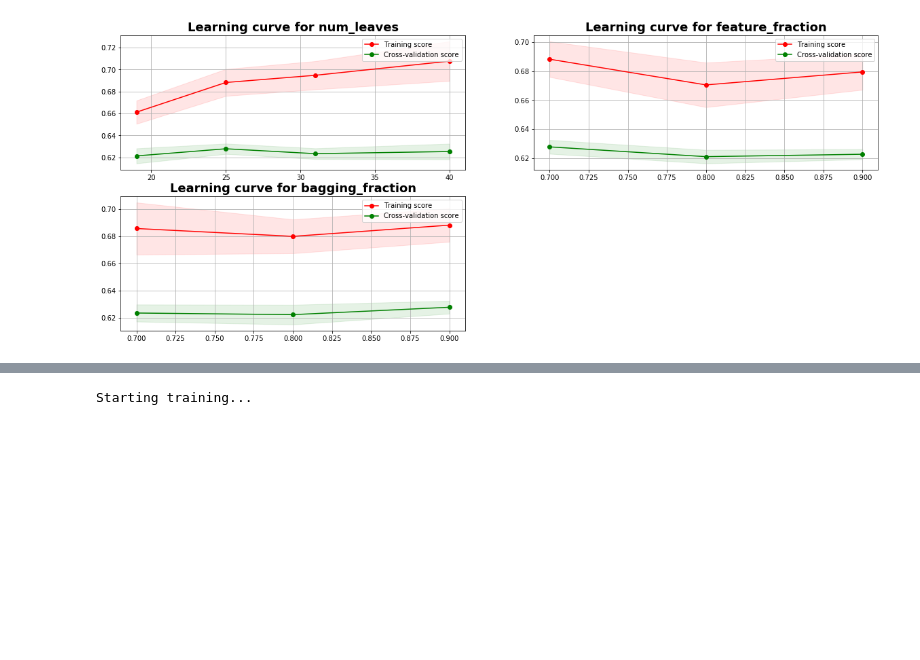
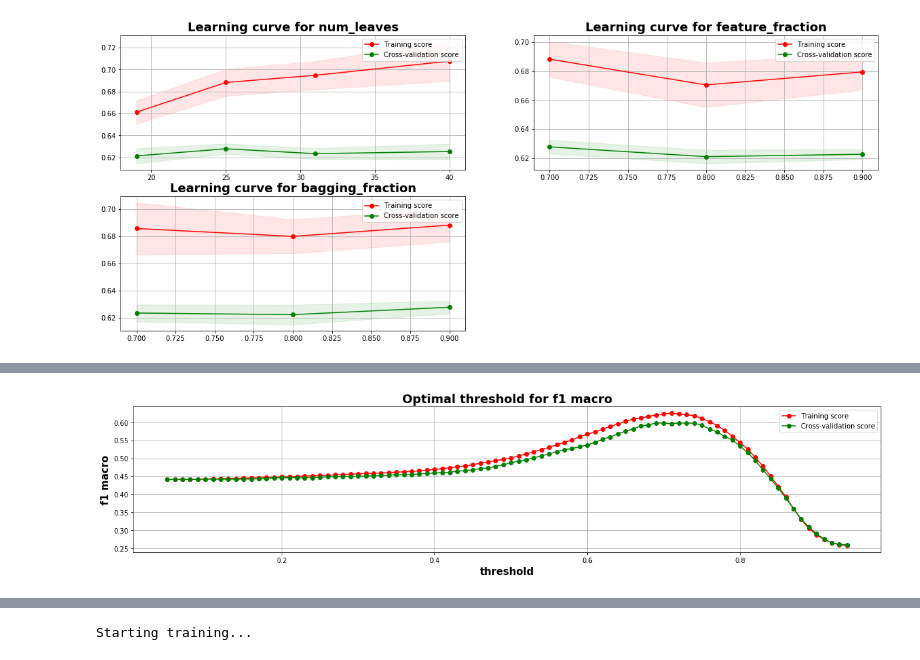
Before and after one commit to Durzot/DA_crowd_analytix, a Jupyter notebook: mortgage/notebook/Mortgage_2.ipynb, the cells around one changed output, grey strips where cells are left out. Saved outputs shown, nothing was run; the diff lists cells and outputs as text; code cells hidden in the pictures; blank space fills up the shorter version.

```diff
--- a/mortgage/notebook/Mortgage_2.ipynb
+++ b/mortgage/notebook/Mortgage_2.ipynb
@@ -728,0 +646,34 @@ train(params, train_set, num_boost_round=100, valid_sets=None, valid_names=None,
+# %%
+gbm = gbm_grid.best_estimator_
+# %%
+%%time
+# See which threshold yields the best f1_macro on validation set
+y_prob_train = gbm.predict(X_tttrain)
+y_prob_val = gbm.predict(X_tttval)
+
+thresh = np.r_[0.05:0.95:0.01]
+f1_macro_train = []
+f1_macro_val = []
+best_th = 0
+best_f1_val = 0
+
+for th in thresh:
+    f1_train = f1_score(y_ttrain, np.where(y_prob_train > th, 1, 0), average='macro')
+    f1_val = f1_score(y_ttval, np.where(y_prob_val > th, 1, 0), average='macro')
+    if f1_val > best_f1_val:
+        best_f1_val = f1_val
+        best_th = th
+    f1_macro_train.append(f1_train)
+    f1_macro_val.append(f1_val)
+
+fig, ax = plt.subplots(nrows=1, ncols=1, figsize=(20, 4))
+ax.grid()
+ax.plot(thresh, f1_macro_train, 'o-', color="r", label="Training score")
+ax.plot(thresh, f1_macro_val, 'o-', color="g", label="Cross-validation score")
+ax.set_xlabel("threshold", fontsize=15, fontweight='bold')
+ax.set_ylabel("f1 macro", fontsize=15, fontweight='bold')
+ax.set_title('Optimal threshold for f1 macro', fontsize=18, fontweight='bold')
+ax.legend(loc="best")
+plt.show(fig)
+# %% [output]
+[figure, added]
```
Also changed, not shown: parts of 8 cells of this notebook, 1 other file.
